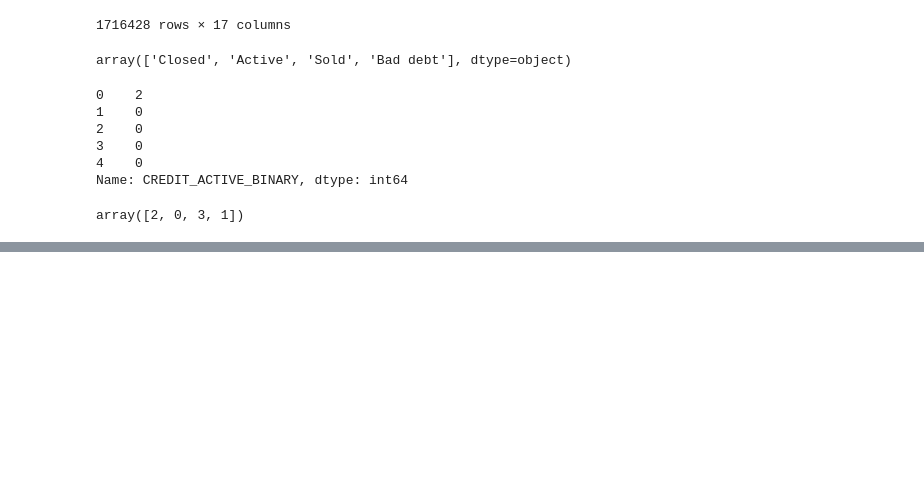
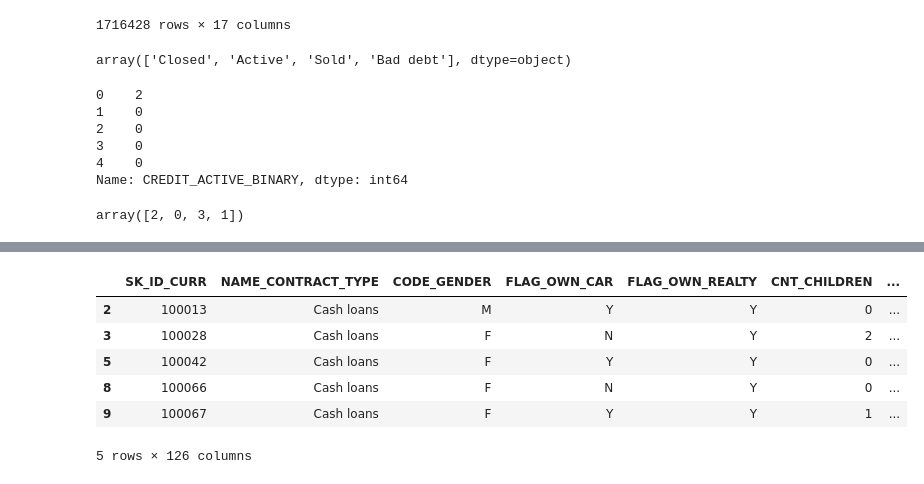
Before and after one commit to JoryAnderson/Loan-Default, a Jupyter notebook: notebooks/Feature_Eng.ipynb, the cells around one changed output, grey strips where cells are left out. Saved outputs shown, nothing was run; the diff lists cells and outputs as text; code cells hidden in the pictures; blank space fills up the shorter version.

```diff
--- a/notebooks/Feature_Eng.ipynb
+++ b/notebooks/Feature_Eng.ipynb
@@ -182,3 +226,13 @@ train[~train['ACTIVE_CREDIT_COUNT'].isna()]
+# %%
+test[~test['TOTAL_ATM_WITHDRAW'].isna()].head()
+# %% [output]
+|  | SK_ID_CURR | NAME_CONTRACT_TYPE | CODE_GENDER | FLAG_OWN_CAR | FLAG_OWN_REALTY | CNT_CHILDREN | ... |
+| 2 | 100013 | Cash loans | M | Y | Y | 0 | ... |
+| 3 | 100028 | Cash loans | F | N | Y | 2 | ... |
+| 5 | 100042 | Cash loans | F | Y | Y | 0 | ... |
+| 8 | 100066 | Cash loans | F | N | Y | 0 | ... |
+| 9 | 100067 | Cash loans | F | Y | Y | 1 | ... |
+5 rows × 126 columns
 # %%
 train['AMT_CREDIT_TO_ANNUITY_RATIO'] = train['AMT_CREDIT'] / train['AMT_ANNUITY']
 test['AMT_CREDIT_TO_ANNUITY_RATIO'] = test['AMT_CREDIT'] / test['AMT_ANNUITY']
```
Also changed, not shown: parts of 9 cells of this notebook.
